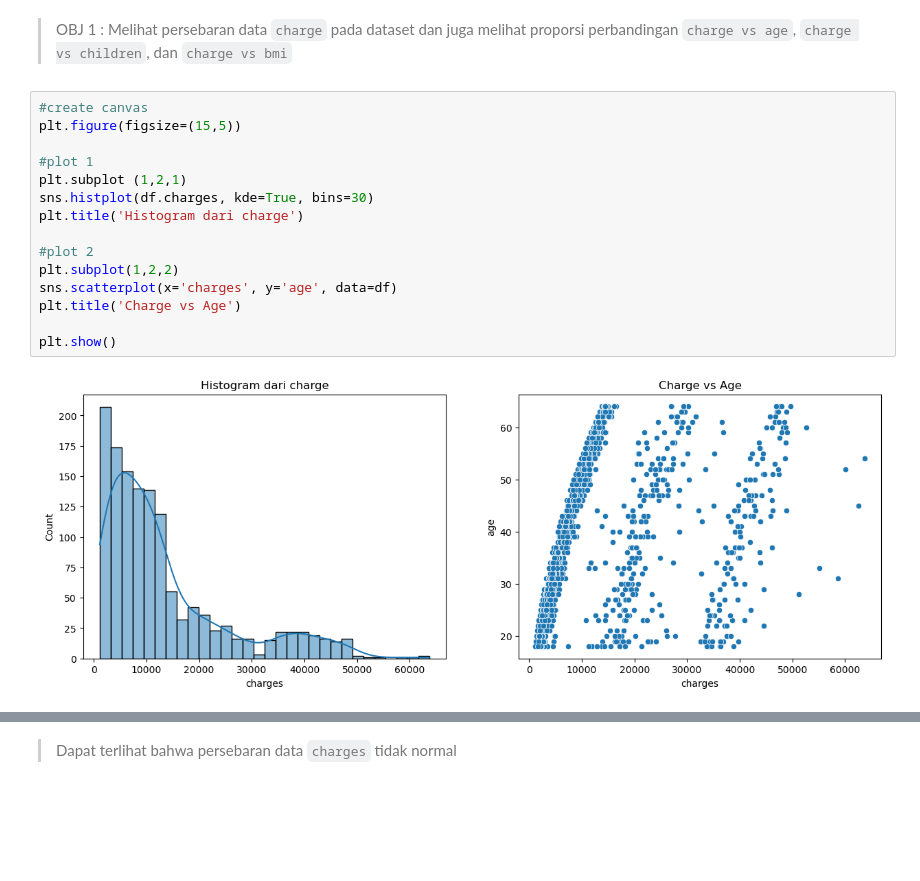
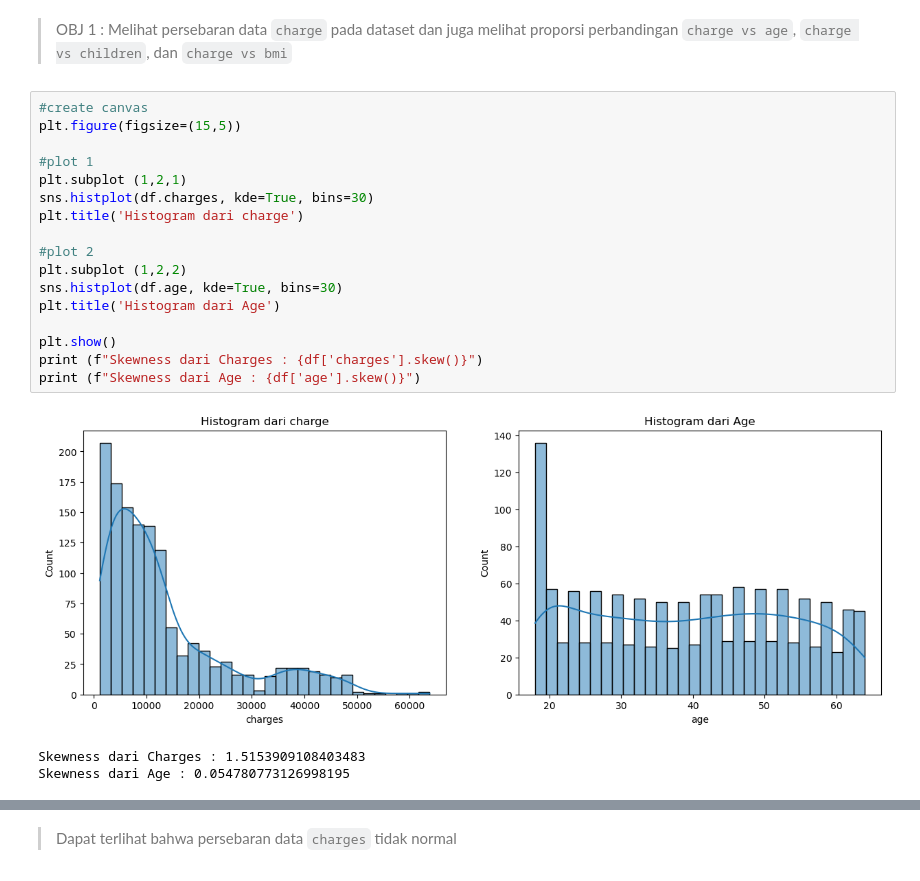
Before and after one commit to ebhon/NGC_RMT036, a Jupyter notebook: NGC Phase 1/Week 1/h8dsft_ngc_ml_w1.ipynb, the cells around one changed output, grey strips where cells are left out. Drawn from its saved outputs; the diff is of its cells as text; blank space fills up the shorter version.

```diff
--- a/NGC Phase 1/Week 1/h8dsft_ngc_ml_w1.ipynb
+++ b/NGC Phase 1/Week 1/h8dsft_ngc_ml_w1.ipynb
@@ -113,20 +114,24 @@ df.duplicated().sum()
 # %%
 #create canvas
 plt.figure(figsize=(15,5))
 
 #plot 1
 plt.subplot (1,2,1)
 sns.histplot(df.charges, kde=True, bins=30)
 plt.title('Histogram dari charge')
 
 #plot 2
-plt.subplot(1,2,2)
-sns.scatterplot(x='charges', y='age', data=df)
-plt.title('Charge vs Age')
+plt.subplot (1,2,2)
+sns.histplot(df.age, kde=True, bins=30)
+plt.title('Histogram dari Age')
 
 plt.show()
+print (f"Skewness dari Charges : {df['charges'].skew()}")
+print (f"Skewness dari Age : {df['age'].skew()}")
 # %% [output]
-[figure, old version]
+[figure, new version]
+Skewness dari Charges : 1.5153909108403483
+Skewness dari Age : 0.054780773126998195
 # %%
 #create canvas
 plt.figure(figsize=(15,5))
```
Also changed, not shown: parts of 33 cells of this notebook, 2 other files.
